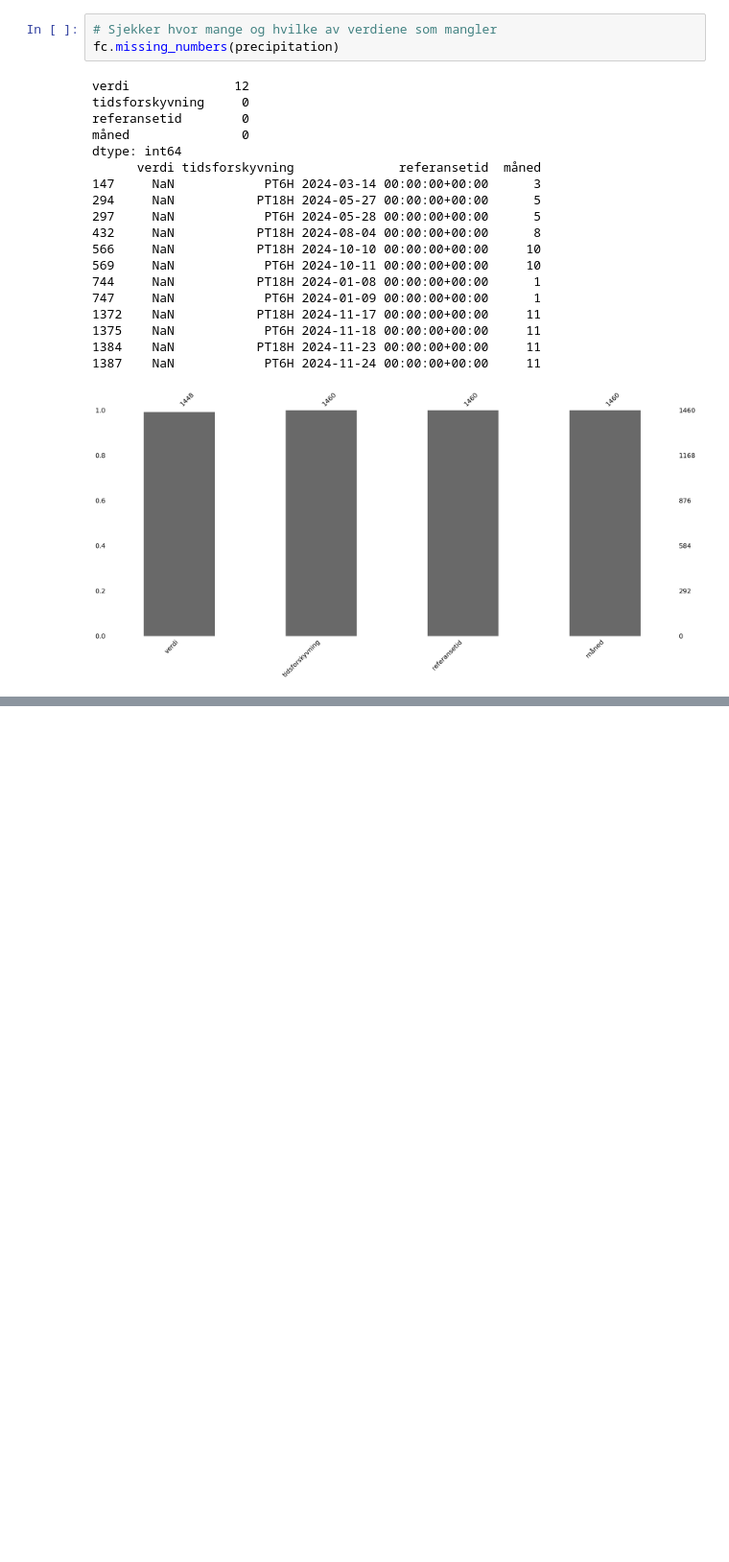
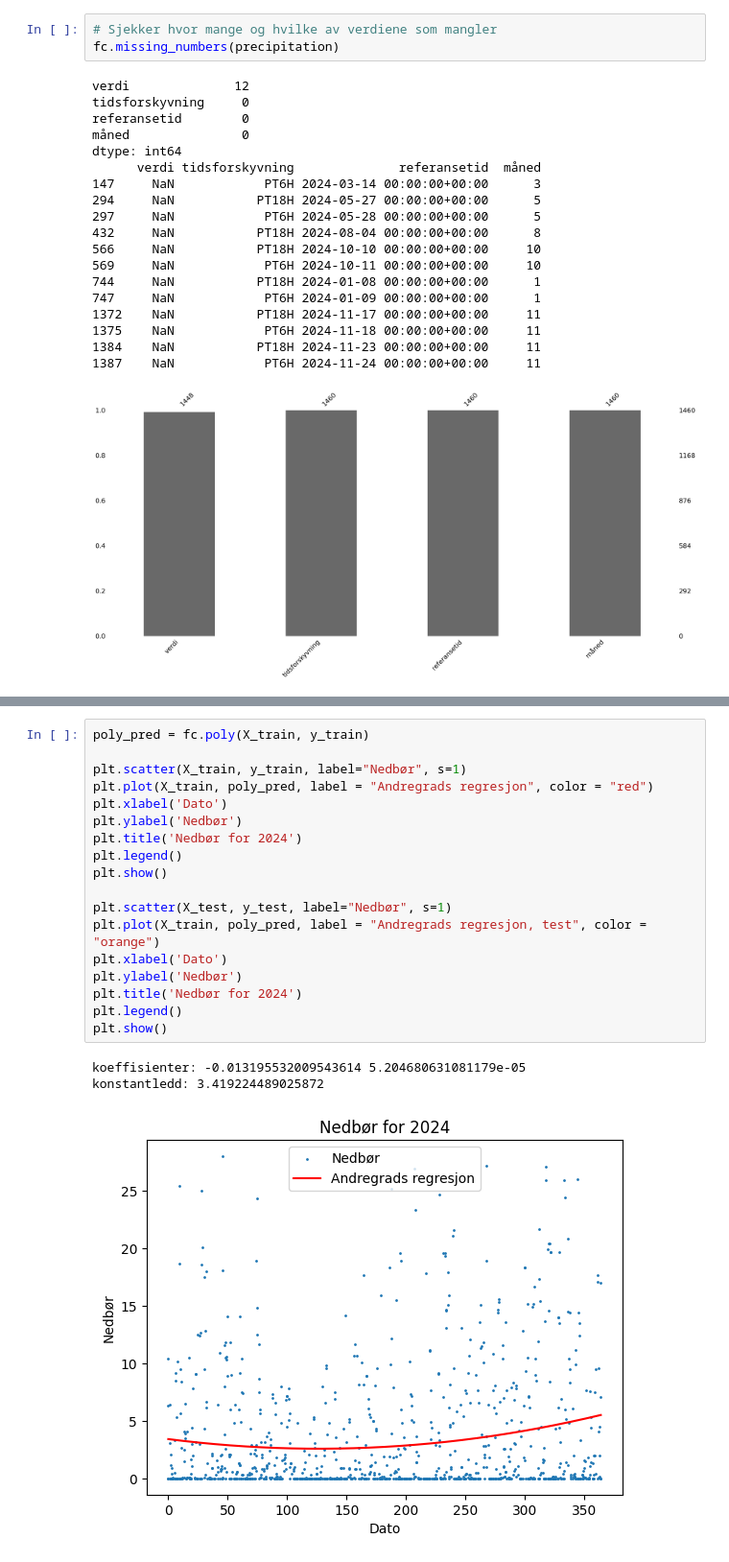
Before and after one commit to Sofihage/Milj-dataanalyse, a Jupyter notebook: notebooks/precipitation.ipynb, the cells around one changed output, grey strips where cells are left out. Shown at 96% size. Drawn from its saved outputs; the diff is of its cells as text; blank space fills up the shorter version.

```diff
--- a/notebooks/precipitation.ipynb
+++ b/notebooks/precipitation.ipynb
@@ -251,0 +307,22 @@ Name: verdi, dtype: float64
+# %%
+poly_pred = fc.poly(X_train, y_train)
+
+plt.scatter(X_train, y_train, label="Nedbør", s=1)
+plt.plot(X_train, poly_pred, label = "Andregrads regresjon", color = "red")
+plt.xlabel('Dato')
+plt.ylabel('Nedbør')
+plt.title('Nedbør for 2024')
+plt.legend()
+plt.show()
+
+plt.scatter(X_test, y_test, label="Nedbør", s=1)
+plt.plot(X_train, poly_pred, label = "Andregrads regresjon, test", color = "orange")
+plt.xlabel('Dato')
+plt.ylabel('Nedbør')
+plt.title('Nedbør for 2024')
+plt.legend()
+plt.show()
+# %% [output]
+koeffisienter: -0.013195532009543614 5.204680631081179e-05
+konstantledd: 3.419224489025872
+[figure, added]
```
Also changed, not shown: parts of 17 cells of this notebook, 1 other file.
